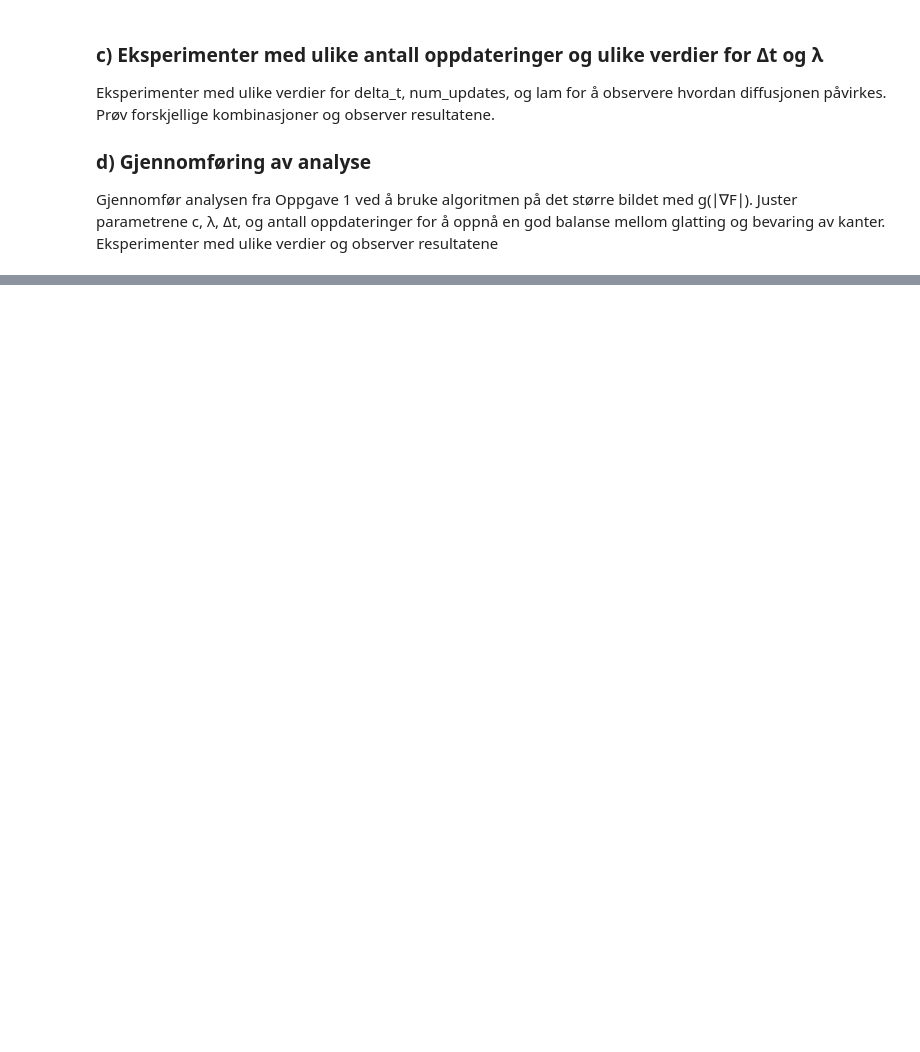
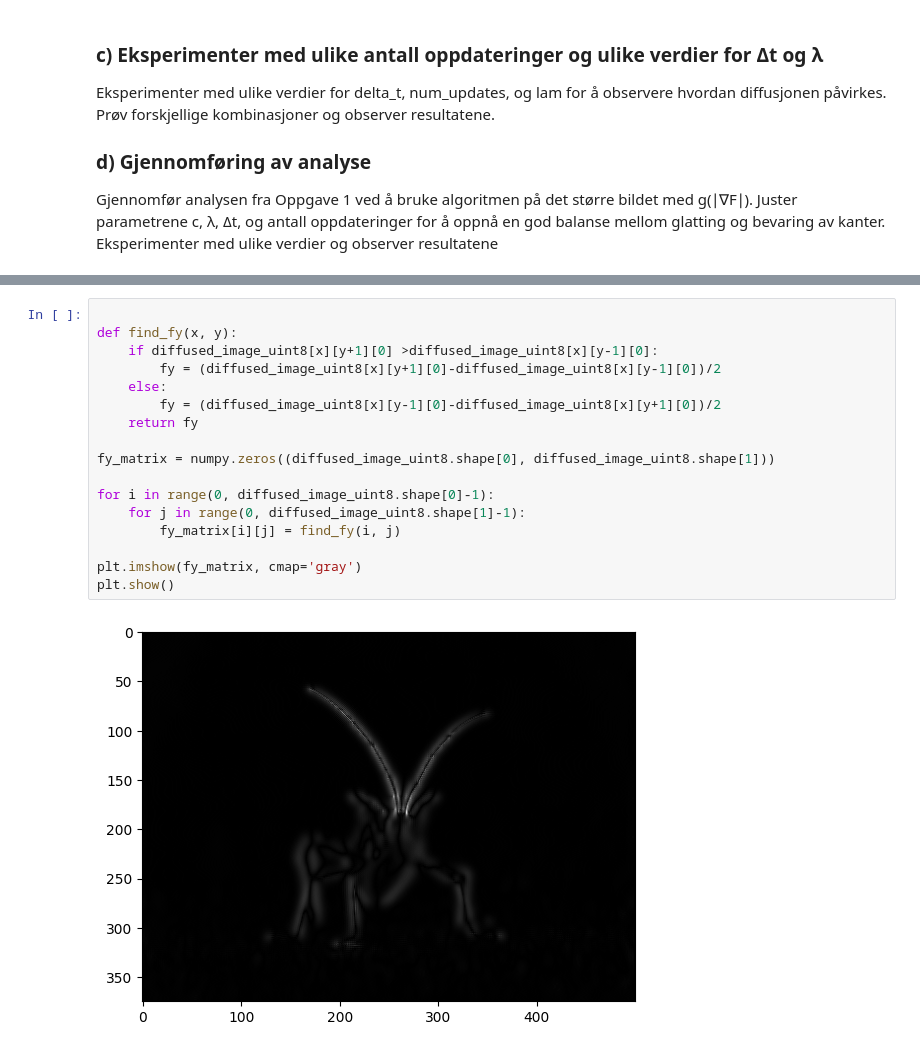
Before and after one commit to JoachimCode/ImageDiffusion, a Jupyter notebook: Bildebehandling,_diffusjon_og_Prims_algoritme.ipynb, the cells around one changed output, grey strips where cells are left out. Drawn from its saved outputs; the diff is of its cells as text; blank space fills up the shorter version.

```diff
--- a/Bildebehandling,_diffusjon_og_Prims_algoritme.ipynb
+++ b/Bildebehandling,_diffusjon_og_Prims_algoritme.ipynb
@@ -326,0 +368,19 @@ c, λ, Δt, og antall oppdateringer for å oppnå en god balanse mellom glatting
+# %%
+
+def find_fy(x, y):
+    if diffused_image_uint8[x][y+1][0] >diffused_image_uint8[x][y-1][0]:
+        fy = (diffused_image_uint8[x][y+1][0]-diffused_image_uint8[x][y-1][0])/2
+    else:
+        fy = (diffused_image_uint8[x][y-1][0]-diffused_image_uint8[x][y+1][0])/2
+    return fy
+
+fy_matrix = numpy.zeros((diffused_image_uint8.shape[0], diffused_image_uint8.shape[1]))
+
+for i in range(0, diffused_image_uint8.shape[0]-1):
+    for j in range(0, diffused_image_uint8.shape[1]-1):
+        fy_matrix[i][j] = find_fy(i, j)
+
+plt.imshow(fy_matrix, cmap='gray')
+plt.show()
+# %% [output]
+[figure, added]
```
Also changed, not shown: parts of 8 cells of this notebook.
